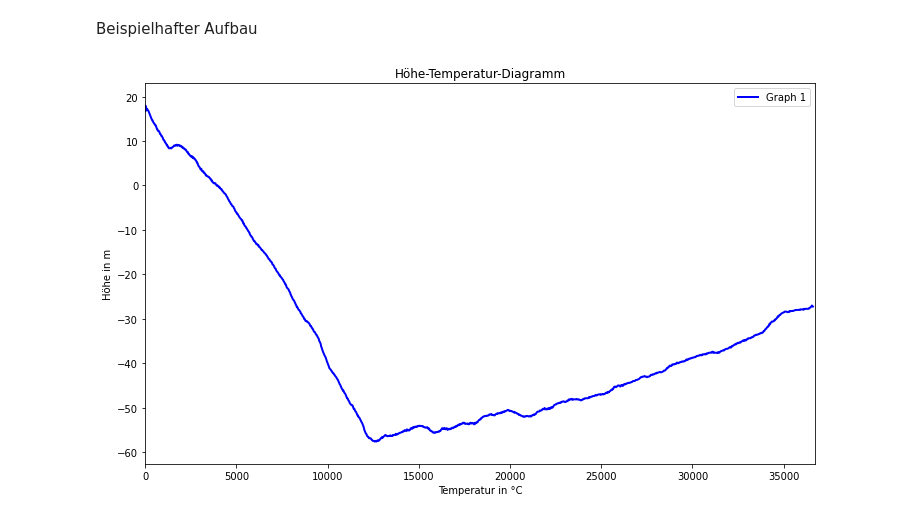
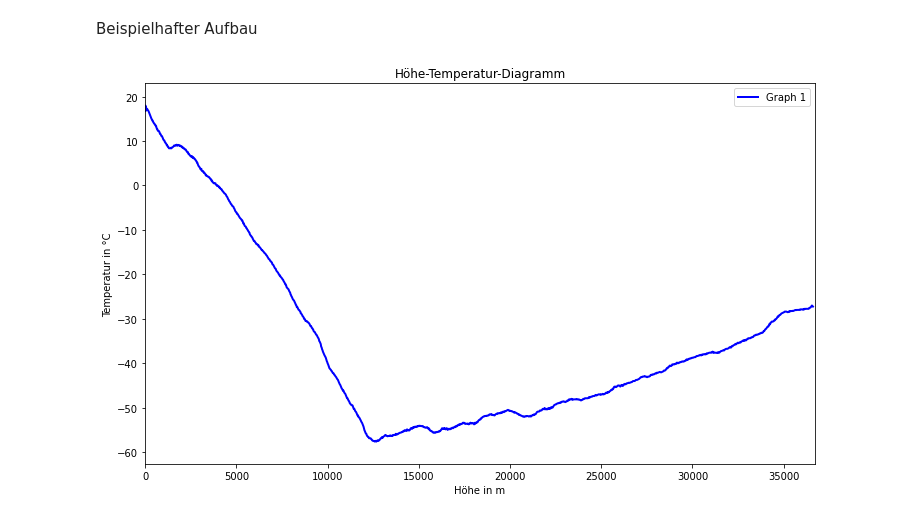
Before and after one commit to henrigeuer/stratosphaerenflug, a Jupyter notebook: strato_auswerung.ipynb, the cells around one changed output. Saved outputs shown, nothing was run; the diff lists cells and outputs as text; code cells hidden in the pictures.

```diff
--- a/strato_auswerung.ipynb
+++ b/strato_auswerung.ipynb
@@ -263,30 +263,30 @@ Beispielhafter Aufbau
 # %%
 #Maße des Diagrammes
 plt.rcParams["figure.figsize"] = (12,7)
 
 #Diagrammtitel
 plt.title("Höhe-Temperatur-Diagramm")
 
 #Werte laden
 x = twotofive(strato_altitude)[:platzele]
 y = twotofive(strato_temp)[:platzele]
 
 #Achsenbeschriftung
-plt.xlabel("Temperatur in °C")
-plt.ylabel("Höhe in m")
+plt.ylabel("Temperatur in °C")
+plt.xlabel("Höhe in m")
 
 #Wertebereich
 plt.xlim(0, max(x)+100)
 plt.ylim(min(y)-5, max(y)+5)
 
 #Plot erstellen
 plt.plot(x,y, color ="b", label = "Graph 1", linewidth=2, linestyle="-")
 
 #Legende anlegen
 plt.legend(loc= 0)
 
 
 
 plt.show()
 # %% [output]
-[figure, old version]
+[figure, new version]
```
Also changed, not shown: parts of 2 cells of this notebook.
